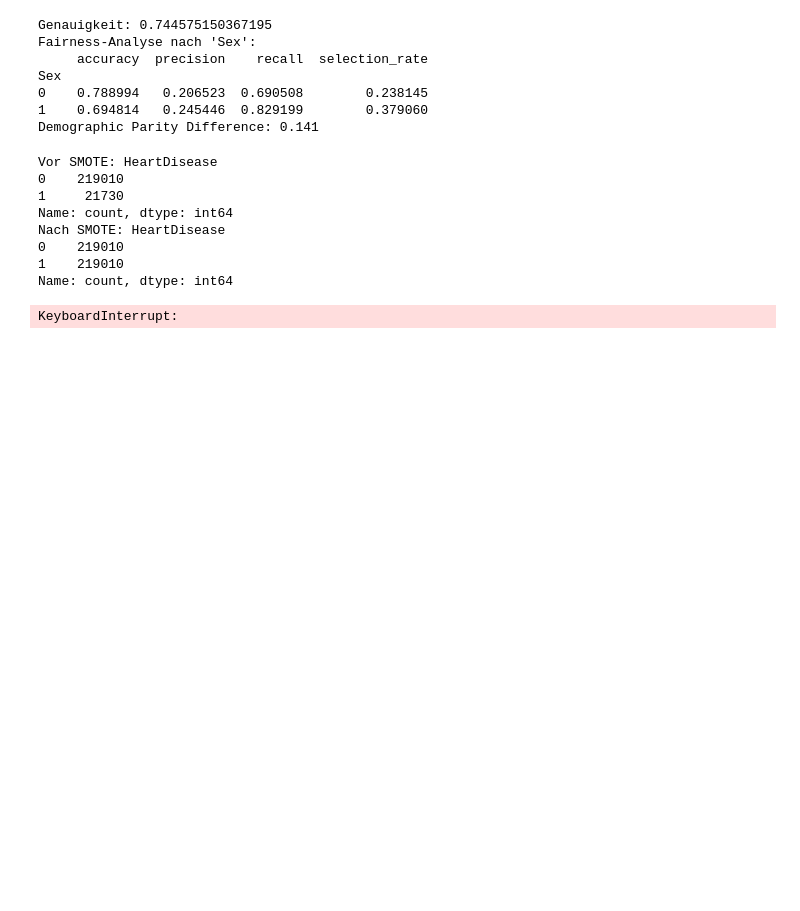
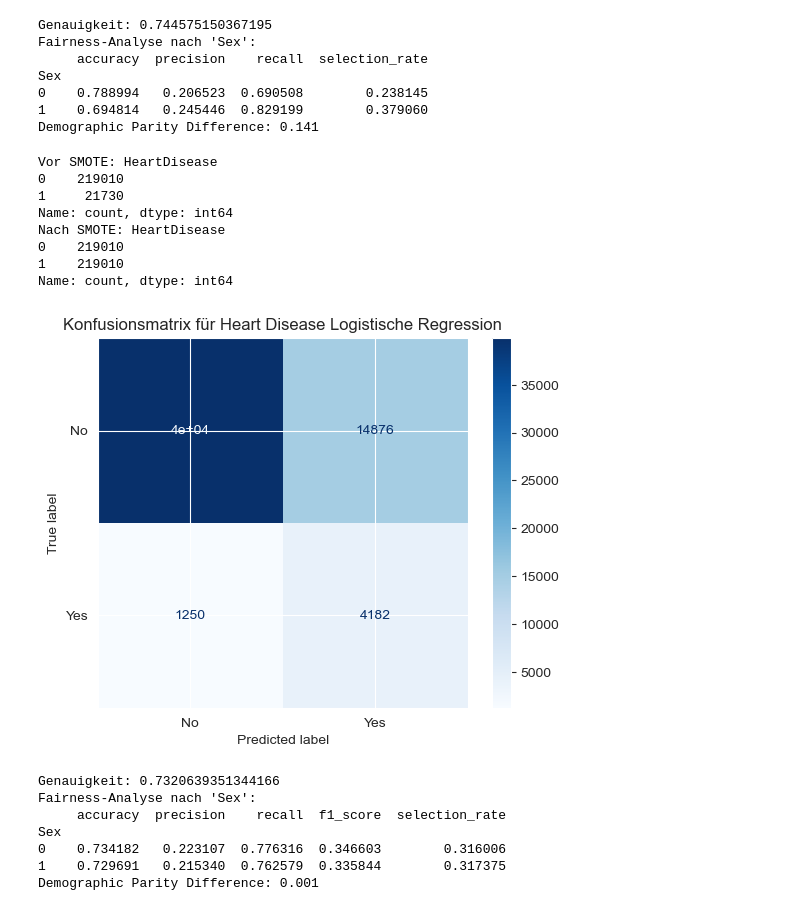
Before and after one commit to ManaTrooo/Asai-Projekt, a Jupyter notebook: DataSet_1.ipynb, the cells around one changed output. Cells and saved outputs as stored; diff of their text form; code cells hidden in the pictures; blank space fills up the shorter version.

```diff
--- a/DataSet_1.ipynb
+++ b/DataSet_1.ipynb
@@ -573,19 +587,45 @@ Nach SMOTE: HeartDisease
 1    219010
 Name: count, dtype: int64
 # %%
-modelLogistic = LogisticRegression(max_iter=1000)
-modelLogistic.fit(X_train_resampled, y_train_resampled)
+# Logistische Regression mit smote und balance
+#modelLogistic = LogisticRegression(max_iter=1000)
+best_lr_model = LogisticRegression(max_iter=1000,class_weight='balanced')
+best_lr_model.fit(X_train_resampled, y_train_resampled)
 
-y_pred = modelLogistic.predict(X_test)
+y_pred = best_lr_model.predict(X_test)
 
 cm = confusion_matrix(y_test, y_pred)
 
 disp = ConfusionMatrixDisplay(confusion_matrix=cm, display_labels=['No', 'Yes'])
 disp.plot(cmap='Blues')
 plt.title('Konfusionsmatrix für Heart Disease Logistische Regression')
 plt.show()
 
 accuracy = accuracy_score(y_test, y_pred)
 print("Genauigkeit:", accuracy)
+
+# MetricFrame mit Gruppenvergleich
+metrics = {
+    "accuracy": accuracy_score,
+    "precision": precision_score,
+    "recall": recall_score,
+    "f1_score": f1_score,
+    "selection_rate": selection_rate
+}
+
+frame = MetricFrame(metrics=metrics, y_true=y_test, y_pred=y_pred, sensitive_features=sensitive_feature)
+
+print("Fairness-Analyse nach 'Sex':")
+print(frame.by_group)
+
+dp_diff = demographic_parity_difference(y_test, y_pred, sensitive_features=sensitive_feature)
+print(f"Demographic Parity Difference: {dp_diff:.3f}")
 # %% [output]
+[figure, added]
-KeyboardInterrupt:
+Genauigkeit: 0.7320639351344166
+Fairness-Analyse nach 'Sex':
+     accuracy  precision    recall  f1_score  selection_rate
+Sex
+0    0.734182   0.223107  0.776316  0.346603        0.316006
+1    0.729691   0.215340  0.762579  0.335844        0.317375
+Demographic Parity Difference: 0.001
```
Also changed, not shown: parts of 9 cells of this notebook, 2 other files.
